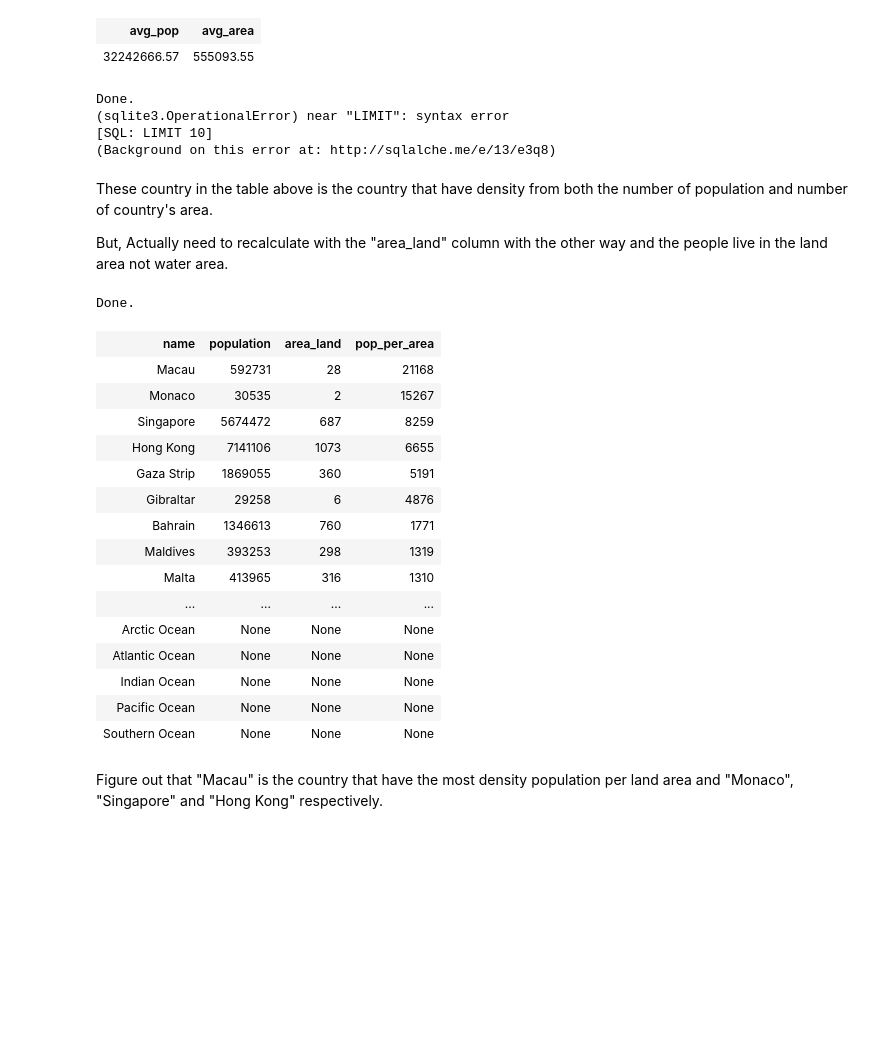
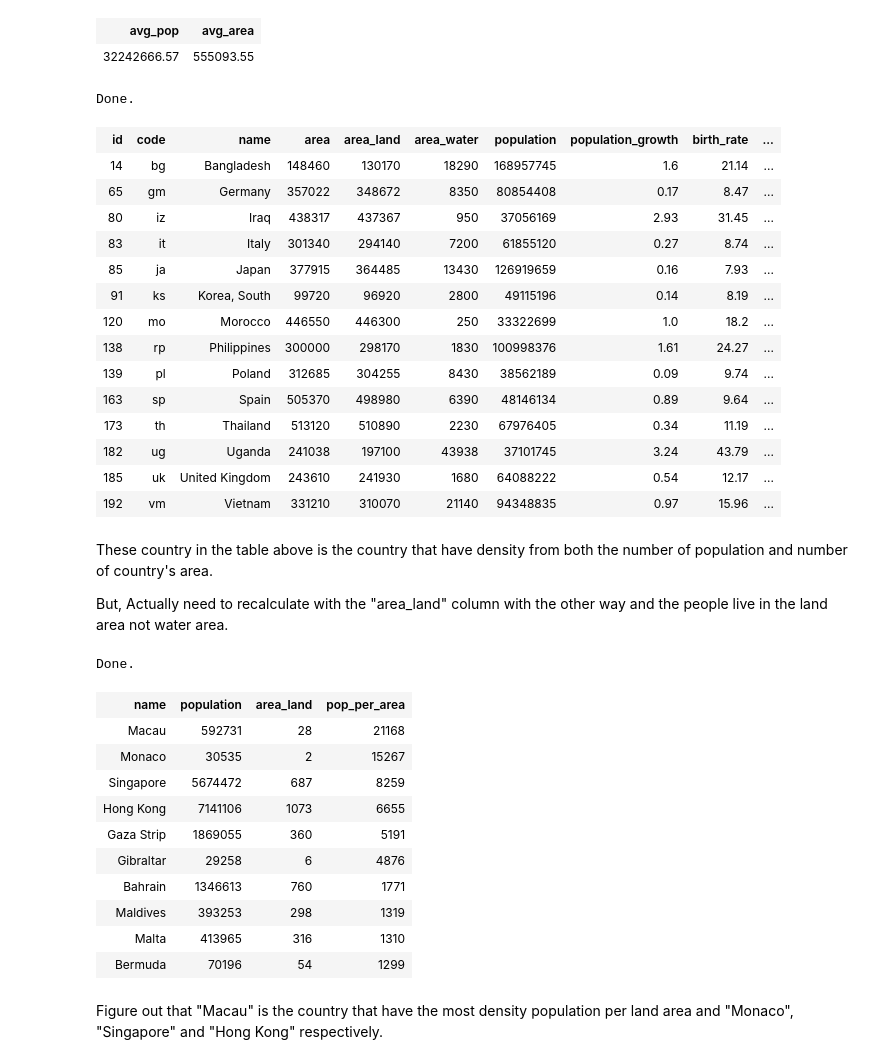
Before and after one commit to surawut-jirasaktavee/Analyzing_data_using_sql, a Jupyter notebook: notebook/Analyzing_data_using_sql.ipynb, the cells around one changed output. Cells and saved outputs as stored; diff of their text form; code cells hidden in the pictures; blank space fills up the shorter version.

```diff
--- a/notebook/Analyzing_data_using_sql.ipynb
+++ b/notebook/Analyzing_data_using_sql.ipynb
@@ -143,26 +143,38 @@ Done.
 # %%
 %%sql
 /* 1) Find out the country that have the population is above average.
    2) Find out the country that have the area is below average.
 */
 
 SELECT *
   FROM facts
  WHERE population > (SELECT AVG(population)
                        FROM facts
                       WHERE name <> 'World'
                     )
 
    AND area < (SELECT AVG(area)
                  FROM facts
                 WHERE name <> 'World'
-              );
- LIMIT 10
+
+ LIMIT 10);
 # %% [output]
 Done.
-(sqlite3.OperationalError) near "LIMIT": syntax error
-[SQL: LIMIT 10]
-(Background on this error at: http://sqlalche.me/e/13/e3q8)
+| id | code | name | area | area_land | area_water | population | population_growth | birth_rate | ... |
+| 14 | bg | Bangladesh | 148460 | 130170 | 18290 | 168957745 | 1.6 | 21.14 | ... |
+| 65 | gm | Germany | 357022 | 348672 | 8350 | 80854408 | 0.17 | 8.47 | ... |
+| 80 | iz | Iraq | 438317 | 437367 | 950 | 37056169 | 2.93 | 31.45 | ... |
+| 83 | it | Italy | 301340 | 294140 | 7200 | 61855120 | 0.27 | 8.74 | ... |
+| 85 | ja | Japan | 377915 | 364485 | 13430 | 126919659 | 0.16 | 7.93 | ... |
+| 91 | ks | Korea, South | 99720 | 96920 | 2800 | 49115196 | 0.14 | 8.19 | ... |
+| 120 | mo | Morocco | 446550 | 446300 | 250 | 33322699 | 1.0 | 18.2 | ... |
+| 138 | rp | Philippines | 300000 | 298170 | 1830 | 100998376 | 1.61 | 24.27 | ... |
+| 139 | pl | Poland | 312685 | 304255 | 8430 | 38562189 | 0.09 | 9.74 | ... |
+| 163 | sp | Spain | 505370 | 498980 | 6390 | 48146134 | 0.89 | 9.64 | ... |
+| 173 | th | Thailand | 513120 | 510890 | 2230 | 67976405 | 0.34 | 11.19 | ... |
+| 182 | ug | Uganda | 241038 | 197100 | 43938 | 37101745 | 3.24 | 43.79 | ... |
+| 185 | uk | United Kingdom | 243610 | 241930 | 1680 | 64088222 | 0.54 | 12.17 | ... |
+| 192 | vm | Vietnam | 331210 | 310070 | 21140 | 94348835 | 0.97 | 15.96 | ... |
 # %% [markdown]
 These country in the table above is the country that have density from both the number of population and number of country's area.
 
@@ -173,7 +185,8 @@ SELECT name, population, area_land,
        population / area_land AS pop_per_area
   FROM facts
  WHERE name <> 'World'
- ORDER BY pop_per_area DESC;
+ ORDER BY pop_per_area DESC
+ LIMIT 10;
 # %% [output]
 Done.
 | name | population | area_land | pop_per_area |
@@ -186,12 +199,7 @@ Done.
 | Bahrain | 1346613 | 760 | 1771 |
 | Maldives | 393253 | 298 | 1319 |
 | Malta | 413965 | 316 | 1310 |
-| ... | ... | ... | ... |
-| Arctic Ocean | None | None | None |
-| Atlantic Ocean | None | None | None |
-| Indian Ocean | None | None | None |
-| Pacific Ocean | None | None | None |
-| Southern Ocean | None | None | None |
+| Bermuda | 70196 | 54 | 1299 |
 # %% [markdown]
 Figure out that "Macau" is the country that have the most density population per land area and "Monaco", "Singapore" and "Hong Kong" respectively.
 # %% [markdown]
```
Also changed, not shown: parts of 7 cells of this notebook.
